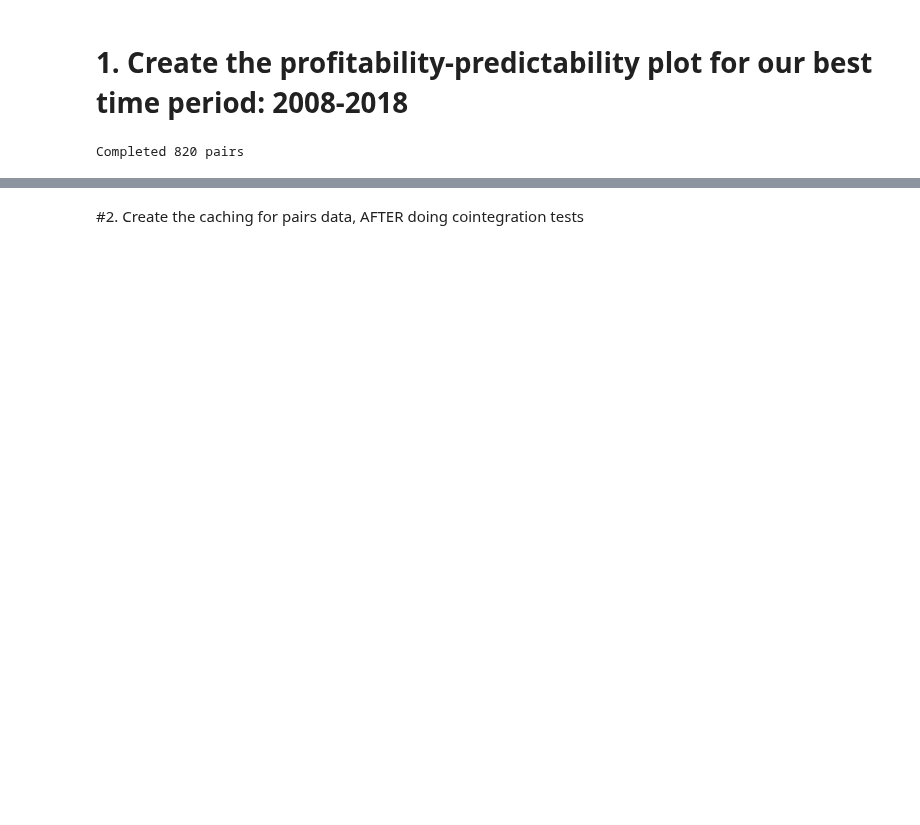
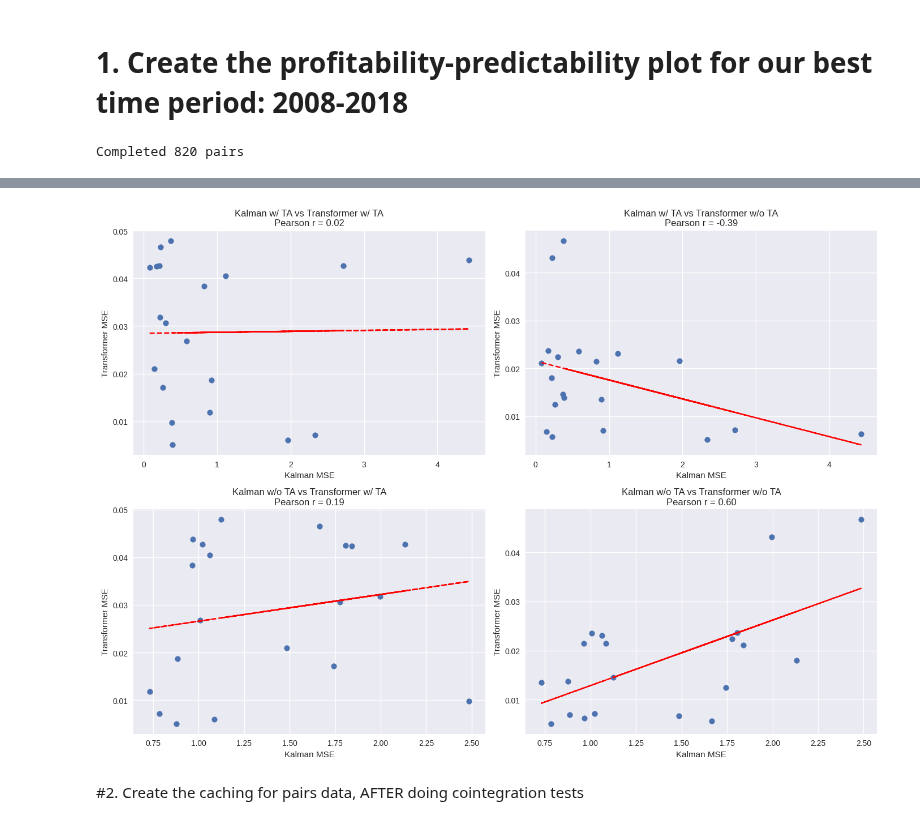
Before and after one commit to maviddoerdijk/bsc-thesis, a Jupyter notebook: exp/profitability_predictability_filtering.ipynb, the cells around one changed output, grey strips where cells are left out. Drawn from its saved outputs; the diff is of its cells as text; code cells hidden in the pictures; blank space fills up the shorter version.

Commit message:
Profitability vs predictability plot for each time period

```diff
--- a/exp/profitability_predictability_filtering.ipynb
+++ b/exp/profitability_predictability_filtering.ipynb
@@ -148,11 +139,10 @@ Completed 820 pairs
 # %%
 ## Data gathering
 # for each pair, we want the tuple (gt_yoy, val_mse_kalman_excl)
-pairs_data_filtered
 results = []
 for i in tqdm(range(len(pairs_data_filtered)), desc = "Gathering val MSE and ground truth returns for different pairs.."):
     ticker_a, ticker_b = pairs_data_filtered[i][0][0], pairs_data_filtered[i][0][1]
     pairs_timeseries_df = combine_pairs_data(data_close_filtered_2, data_open_filtered_2, data_high_filtered_2, data_low_filtered_2, data_vol_filtered_2, ticker_a, ticker_b)
     pair_tup_str = f"({ticker_a},{ticker_b})"
-    output = execute_kalman_workflow(pair_data=pairs_timeseries_df, verbose=False, pair_tup_str=pair_tup_str, add_technical_indicators=False) # very important detail: add_technical_indicators must be true, because that form is a much more reliable form of Kalman Filtering!
+    output = execute_kalman_workflow(pair_data=pairs_timeseries_df, verbose=False, pair_tup_str=pair_tup_str, add_technical_indicators=True)
     results.append((pair_tup_str, output['gt_yoy'], output['val_mse'])) # tuples of form (pair_tup_str, gt_yoy, val_mse_kalman_excl)
@@ -230,0 +251,17 @@ most_negative_profitability = min(profitability) # -98, because we can't lose mo
+# %%
+top_pairs_both = top_10_pairs + top_10_pairs_without_TA
+
+results_with_transformer = {}
+
+# now, create a results_with_transformer dictionary that uses the top 20
+for pair in tqdm(top_pairs_both, desc = "Gathering val MSE for transformer models, for different pairs.."):
+  current_pair_str = pair[0]
+  ticker_a, ticker_b = current_pair_str[1:-1].split(",")[0], current_pair_str[1:-1].split(",")[1]
+  pairs_timeseries_df = combine_pairs_data(data_close_filtered_2, data_open_filtered_2, data_high_filtered_2, data_low_filtered_2, data_vol_filtered_2, ticker_a, ticker_b)
+  output_transformer_with_TA = execute_transformer_workflow(pairs_timeseries_df, verbose=False, pair_tup_str=current_pair_str, add_technical_indicators=True, epochs=20)
+  output_transformer_without_TA = execute_transformer_workflow(pairs_timeseries_df, verbose=False, pair_tup_str=current_pair_str, add_technical_indicators=False, epochs=20)
+  val_mse_transformer_with_TA = output_transformer_with_TA['val_mse']
+  val_mse_transformer_without_TA = output_transformer_without_TA['val_mse']
+  results_with_transformer[current_pair_str] = {"kalman_with_TA": pair[1]['kalman_with_TA'], "kalman_without_TA": pair[1]['kalman_without_TA'], "transformer_with_TA": val_mse_transformer_with_TA, "transformer_without_TA": val_mse_transformer_without_TA}
+
+results_with_transformer
@@ -231,2 +303,41 @@ most_negative_profitability = min(profitability) # -98, because we can't lose mo
+# %%
+from scipy.stats import pearsonr
+
+# Extract values
+kalman_with = []
+kalman_without = []
+transformer_with = []
+transformer_without = []
+
+for k, d in results_with_transformer.items():
+    kalman_with.append(d['kalman_with_TA'])
+    kalman_without.append(d['kalman_without_TA'])
+    transformer_with.append(d['transformer_with_TA'])
+    transformer_without.append(d['transformer_without_TA'])
+
+plot_info = [
+    (kalman_with, transformer_with, "Kalman w/ TA vs Transformer w/ TA"),
+    (kalman_with, transformer_without, "Kalman w/ TA vs Transformer w/o TA"),
+    (kalman_without, transformer_with, "Kalman w/o TA vs Transformer w/ TA"),
+    (kalman_without, transformer_without, "Kalman w/o TA vs Transformer w/o TA"),
+]
+
+fig, axs = plt.subplots(2, 2, figsize=(14, 10))
+axs = axs.flatten()
+
+for i, (x, y, title) in enumerate(plot_info):
+    axs[i].scatter(x, y)
+    r, _ = pearsonr(x, y)
+    axs[i].set_title(f"{title}\nPearson r = {r:.2f}")
+    axs[i].set_xlabel("Kalman MSE")
+    axs[i].set_ylabel("Transformer MSE")
+    # Optional: add a best-fit line
+    m, b = np.polyfit(x, y, 1)
+    axs[i].plot(x, [m*xi + b for xi in x], color='red', linestyle='--')
+
+plt.tight_layout()
+plt.show()
+# %% [output]
+[figure, added]
 # %% [markdown]
 #2. Create the caching for pairs data, AFTER doing cointegration tests
```
Also changed, not shown: parts of 11 cells of this notebook.
